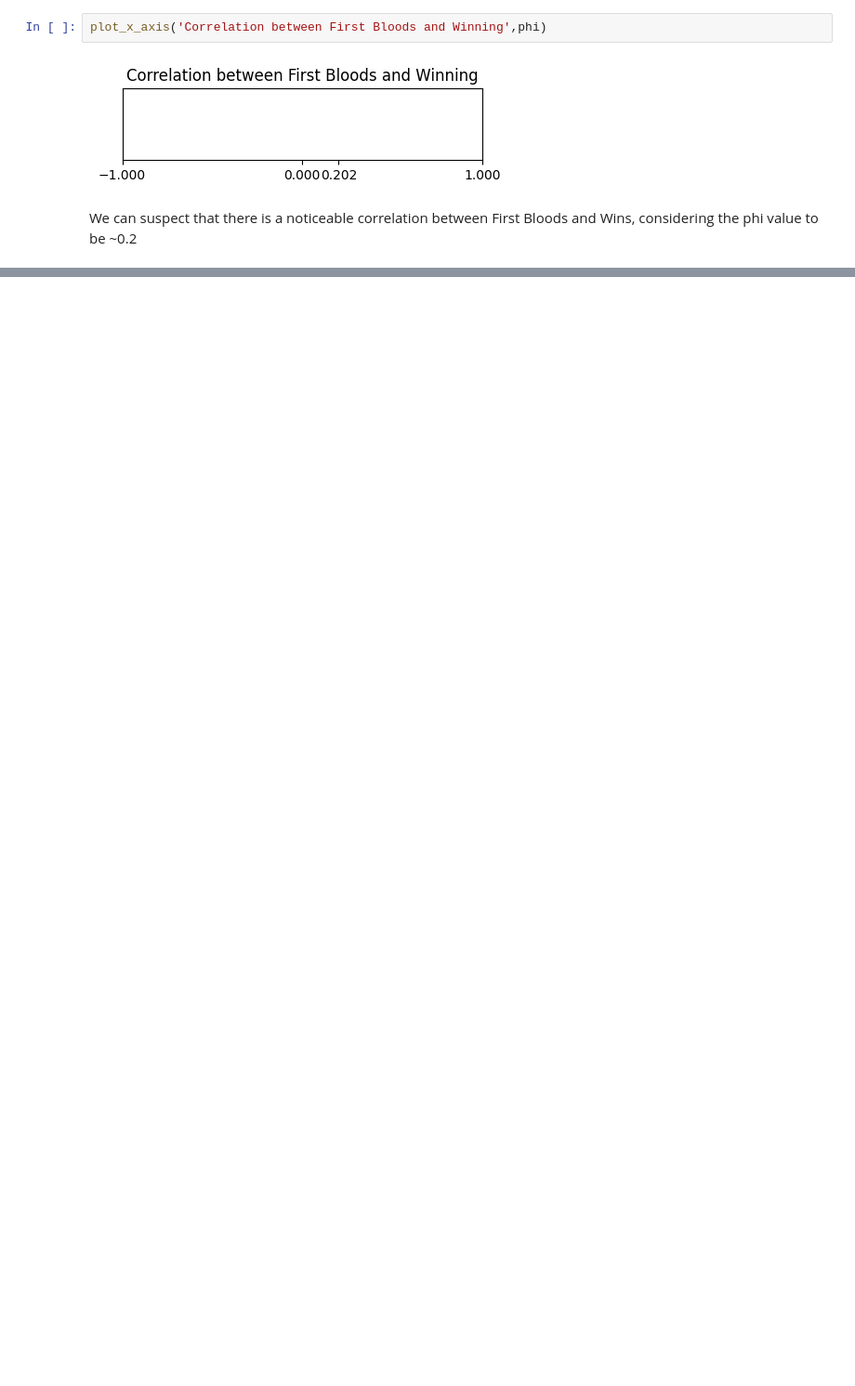
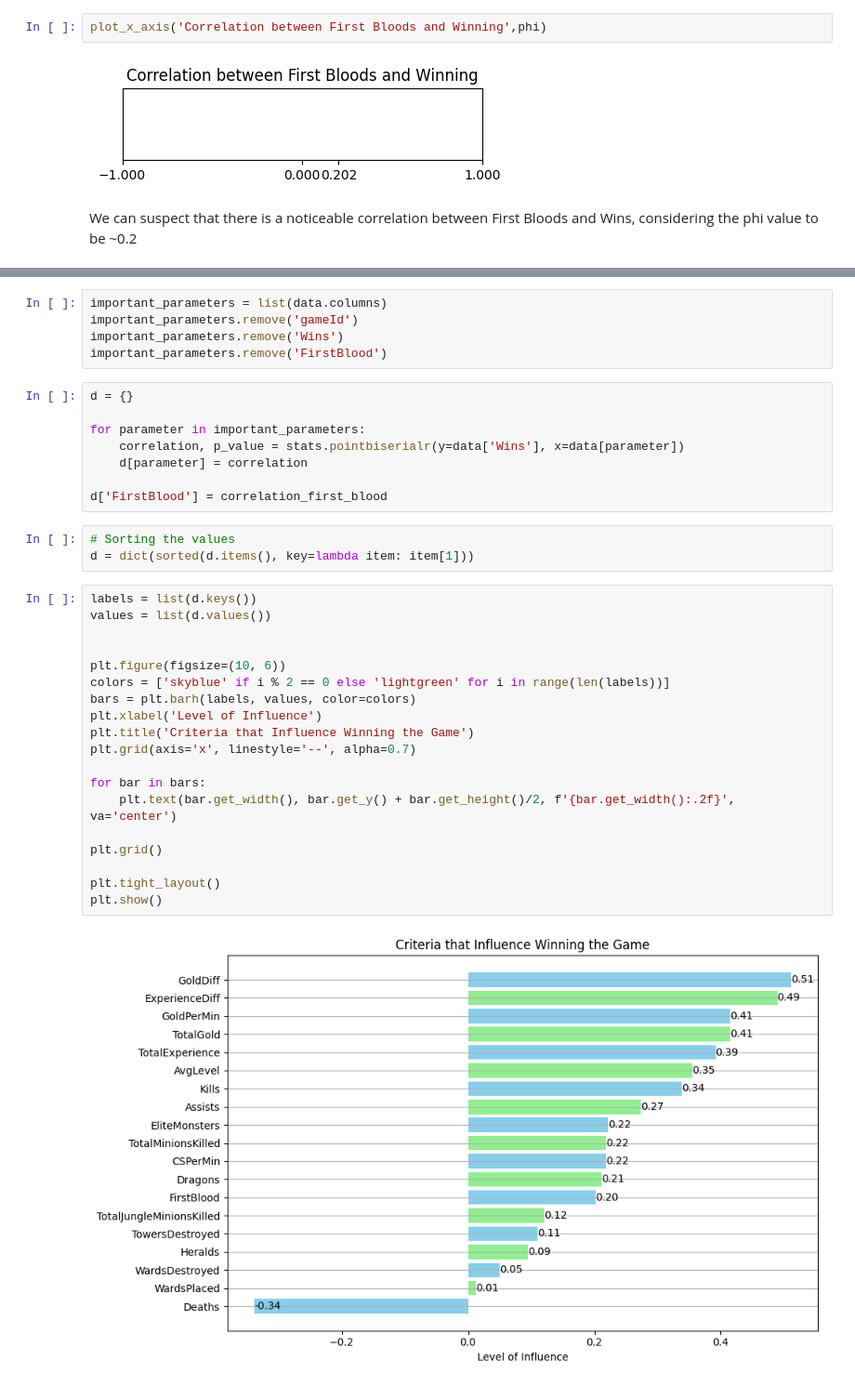
Before and after one commit to mairovitzmario/league_games_analysis, a Jupyter notebook: analysis.ipynb, the cells around one changed output, grey strips where cells are left out. Shown at 93% size. Saved outputs shown, nothing was run; the diff lists cells and outputs as text; blank space fills up the shorter version.

```diff
--- a/analysis.ipynb
+++ b/analysis.ipynb
@@ -264,0 +287,37 @@ We can suspect that there is a noticeable correlation between First Bloods and W
+# %%
+important_parameters = list(data.columns)
+important_parameters.remove('gameId')
+important_parameters.remove('Wins')
+important_parameters.remove('FirstBlood')
+# %%
+d = {}
+
+for parameter in important_parameters:
+    correlation, p_value = stats.pointbiserialr(y=data['Wins'], x=data[parameter])
+    d[parameter] = correlation
+
+d['FirstBlood'] = correlation_first_blood
+# %%
+# Sorting the values
+d = dict(sorted(d.items(), key=lambda item: item[1]))
+# %%
+labels = list(d.keys())
+values = list(d.values())
+
+
+plt.figure(figsize=(10, 6))
+colors = ['skyblue' if i % 2 == 0 else 'lightgreen' for i in range(len(labels))]
+bars = plt.barh(labels, values, color=colors)
+plt.xlabel('Level of Influence')
+plt.title('Criteria that Influence Winning the Game')
+plt.grid(axis='x', linestyle='--', alpha=0.7)
+
+for bar in bars:
+    plt.text(bar.get_width(), bar.get_y() + bar.get_height()/2, f'{bar.get_width():.2f}', va='center')
+
+plt.grid()
+
+plt.tight_layout()
+plt.show()
+# %% [output]
+[figure, added]
```
Also changed, not shown: parts of 7 cells of this notebook.
